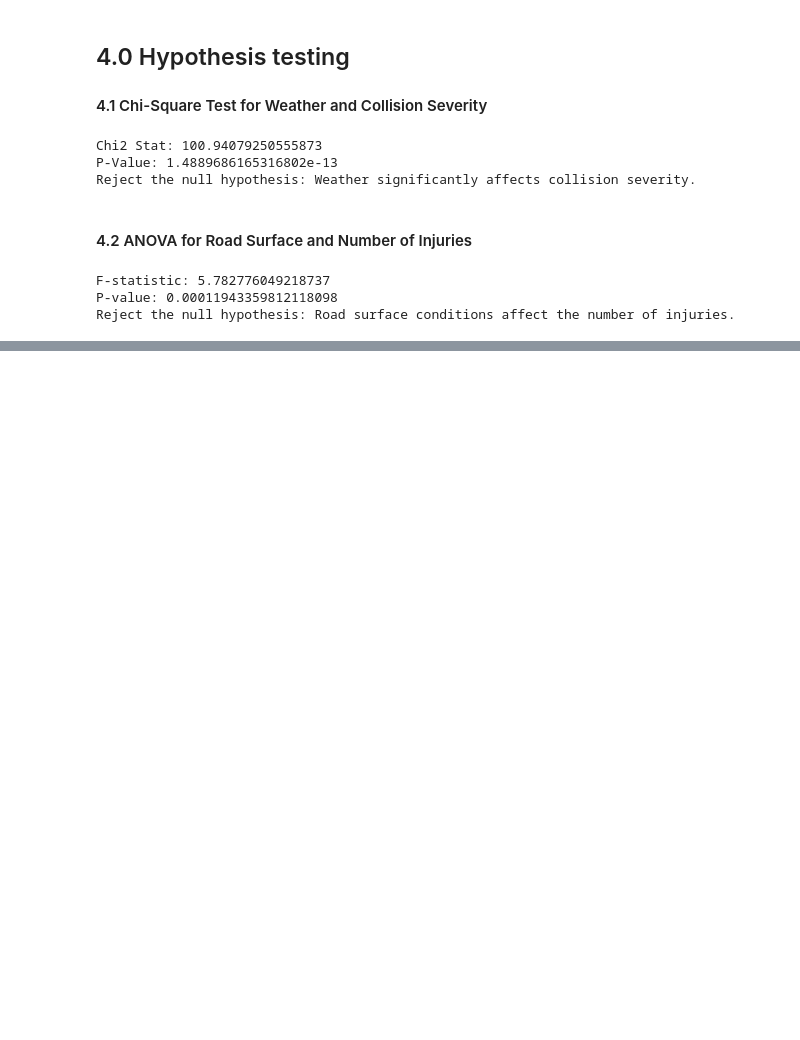
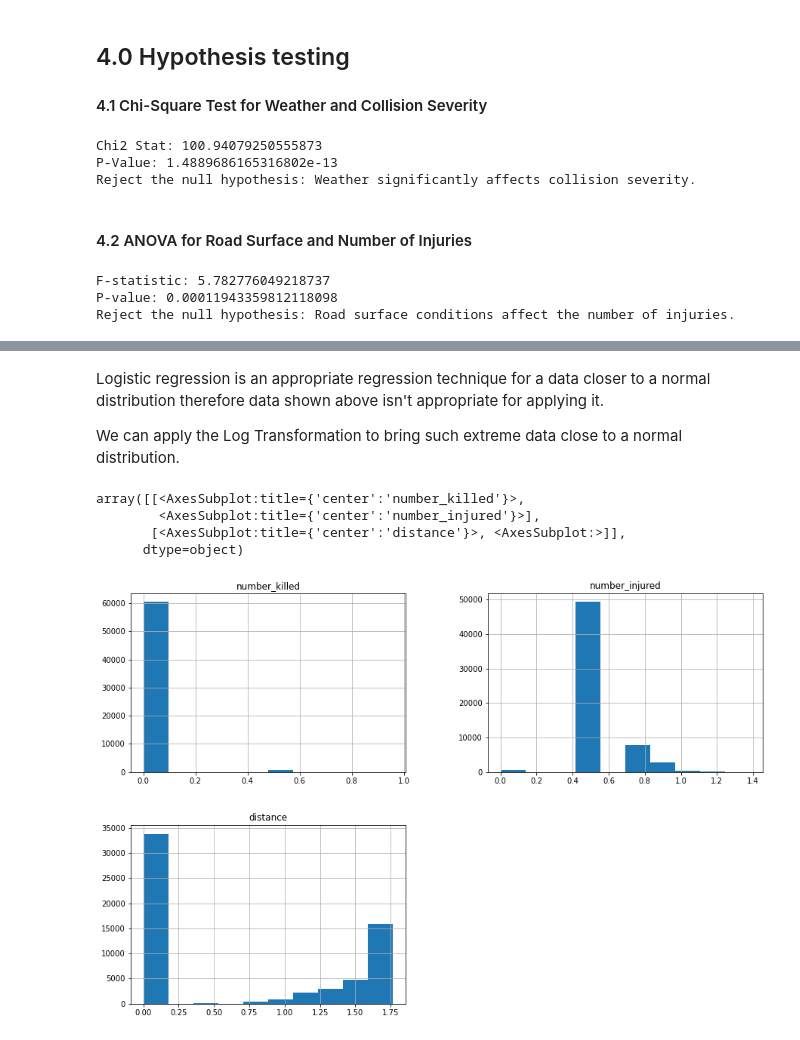
Before and after one commit to JmercyA/CAPSTONE-PROJECT-GROUP-3, a Jupyter notebook: Index.ipynb, the cells around one changed output, grey strips where cells are left out. Cells and saved outputs as stored; diff of their text form; code cells hidden in the pictures; blank space fills up the shorter version.

```diff
--- a/Index.ipynb
+++ b/Index.ipynb
@@ -851,0 +912,13 @@ Reject the null hypothesis: Road surface conditions affect the number of injurie
+# %% [markdown]
+Logistic regression is an appropriate regression technique for a data closer to a normal distribution therefore data shown above isn't appropriate for applying it.
+
+We can apply the Log Transformation to bring such extreme data close to a normal distribution.
+# %%
+numeric_data_log = np.log(numeric_cols +1) #Since the values of 0 and 1 return negative values we add 1 to the whole data and apply the function
+numeric_data_log.hist(figsize=(15,10))
+# %% [output]
+array([[<AxesSubplot:title={'center':'number_killed'}>,
+        <AxesSubplot:title={'center':'number_injured'}>],
+       [<AxesSubplot:title={'center':'distance'}>, <AxesSubplot:>]],
+      dtype=object)
+[figure, added]
```
Also changed, not shown: parts of 18 cells of this notebook.
